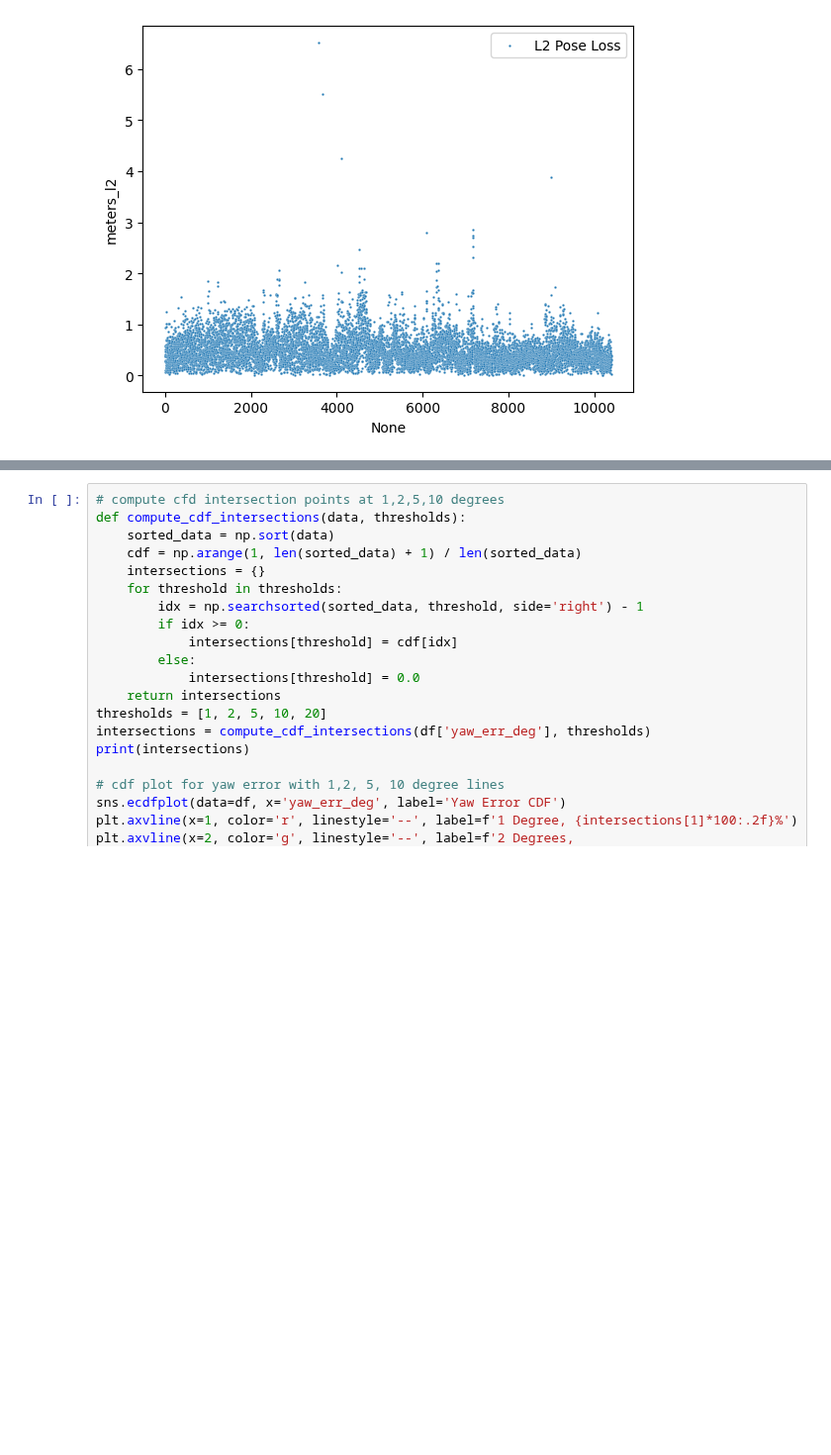
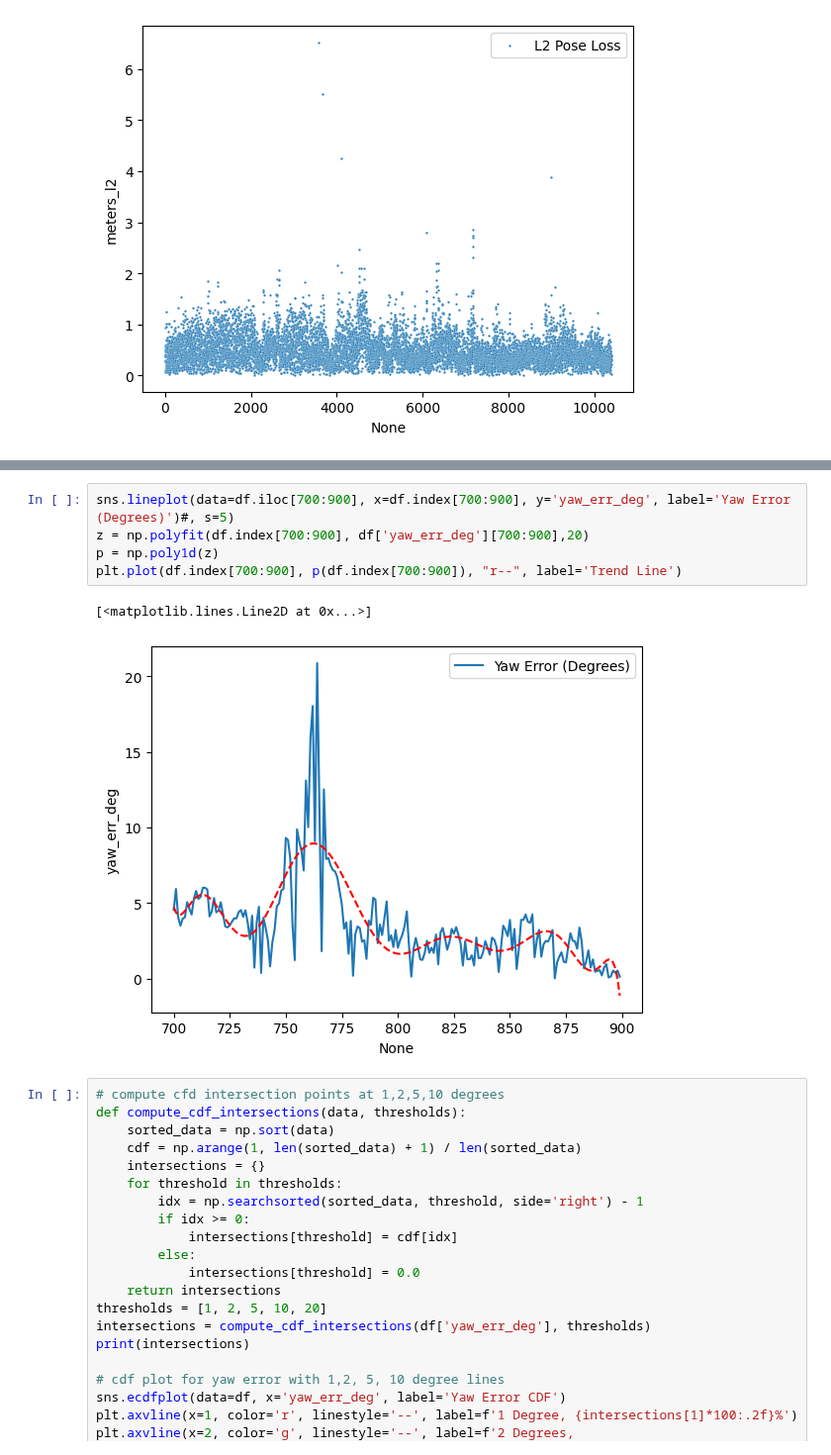
Before and after one commit to ifinckh/2025_sem_proj_FINCKH_VITA, a Jupyter notebook: results.ipynb, the cells around one changed output, grey strips where cells are left out. Shown at 99% size. Saved outputs shown, nothing was run; the diff lists cells and outputs as text; blank space fills up the shorter version.

```diff
--- a/results.ipynb
+++ b/results.ipynb
@@ -324,3 +324,11 @@ sns.lineplot(data=df, x=df.index, y='yaw_err_deg', label='Yaw Error (Degrees)')#
+# %%
+sns.lineplot(data=df.iloc[700:900], x=df.index[700:900], y='yaw_err_deg', label='Yaw Error (Degrees)')#, s=5)
+z = np.polyfit(df.index[700:900], df['yaw_err_deg'][700:900],20)
+p = np.poly1d(z)
+plt.plot(df.index[700:900], p(df.index[700:900]), "r--", label='Trend Line')
+# %% [output]
+[<matplotlib.lines.Line2D at 0x...>]
+[figure, added]
 # %%
 # compute cfd intersection points at 1,2,5,10 degrees
 def compute_cdf_intersections(data, thresholds):
```
Also changed, not shown: parts of 1 cell of this notebook, 15 other files.
